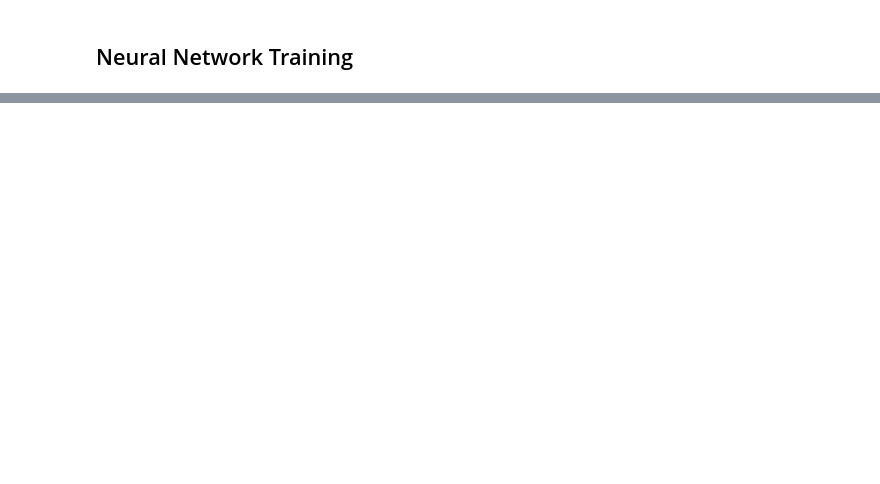
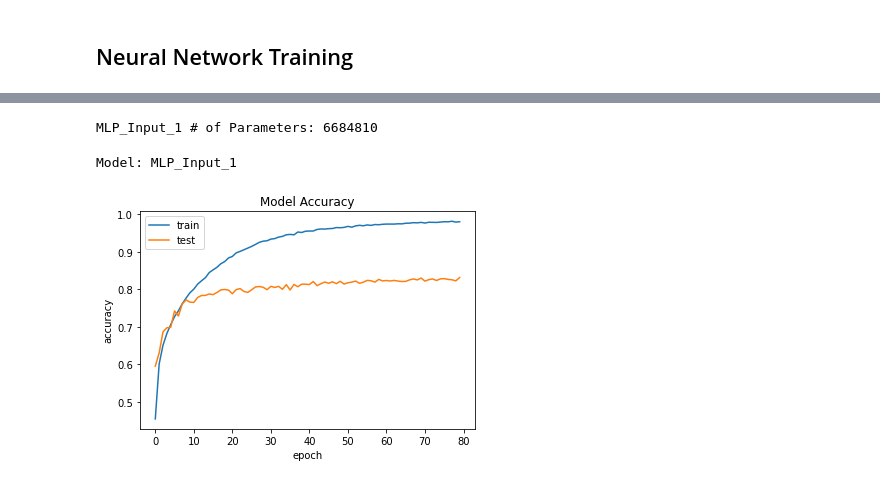
Before and after one commit to rfmmonteiro99/classify-img-features-with-gp, a Jupyter notebook: cnn_cifar_data.ipynb, the cells around one changed output, grey strips where cells are left out. Cells and saved outputs as stored; diff of their text form; code cells hidden in the pictures; blank space fills up the shorter version.

Commit message:
Continue coding the CNN training for CIFAR datasets

```diff
--- a/cnn_cifar_data.ipynb
+++ b/cnn_cifar_data.ipynb
@@ -171,3 +244,29 @@ def create_MLP_1(input_shape):
+# %%
+def plot_model_stats(hist):
+    """Plot model statistics after the learning procedure, e.g. accuracy development over time (epochs)
+
+    Parameters
+    ----------
+    hist : Histogram
+        model statistics to plot
+    """
+    # Summarize history for accuracy
+    plt.plot(hist.history['accuracy'])
+    plt.plot(hist.history['val_accuracy'])
+    plt.title('Model Accuracy')
+    plt.ylabel('accuracy')
+    plt.xlabel('epoch')
+    plt.legend(['train', 'test'], loc='upper left')
+    plt.show()
+
+    # Summarize history for loss
+    plt.plot(hist.history['loss'])
+    plt.plot(hist.history['val_loss'])
+    plt.title('Model Loss')
+    plt.ylabel('loss')
+    plt.xlabel('epoch')
+    plt.legend(['train', 'test'], loc='upper left')
+    plt.show()
 # %% [markdown]
 ## Data Exploration
 # %%
@@ -301,7 +404,7 @@ for model in models:
                   optimizer=tf.keras.optimizers.Adam(lr=lr),
                   metrics=['accuracy'])
 # %%
-path = os.getcwd() + '/models/'
+path = os.getcwd() + '/models/h5files/'
 
 if not os.path.exists(path):
     os.makedirs(path)
@@ -316,7 +419,7 @@ for model_ind, model in enumerate(models):
           verbose=1,
           validation_data = (x_test, y_test_categorical)))
 
-    model.save_weights(path + 'h5files/' + prefix + '_' + model_names[model_ind] + ".h5")
+    model.save_weights(path + prefix + '_' + model_names[model_ind] + ".h5")
 
     print ("Model success")
 # %% [output]
@@ -342 +463,7 @@ print('The validation 0/1 loss is:', loss)
+# %%
+# Print the number of model parameters
+for model in models:
+    print(f'{model_names[models.index(model)]} # of Parameters:', model.count_params())
+# %% [output]
+MLP_Input_1 # of Parameters: 6684810
 # %%
@@ -350,0 +500,9 @@ for i, model in enumerate(models):
+# %%
+# Plot history of model training
+index = 0
+print(f'Model: {model_names[index]}')
+
+plot_model_stats(history[index])
+# %% [output]
+Model: MLP_Input_1
+[figure, added]
```
Also changed, not shown: parts of 18 cells of this notebook.
